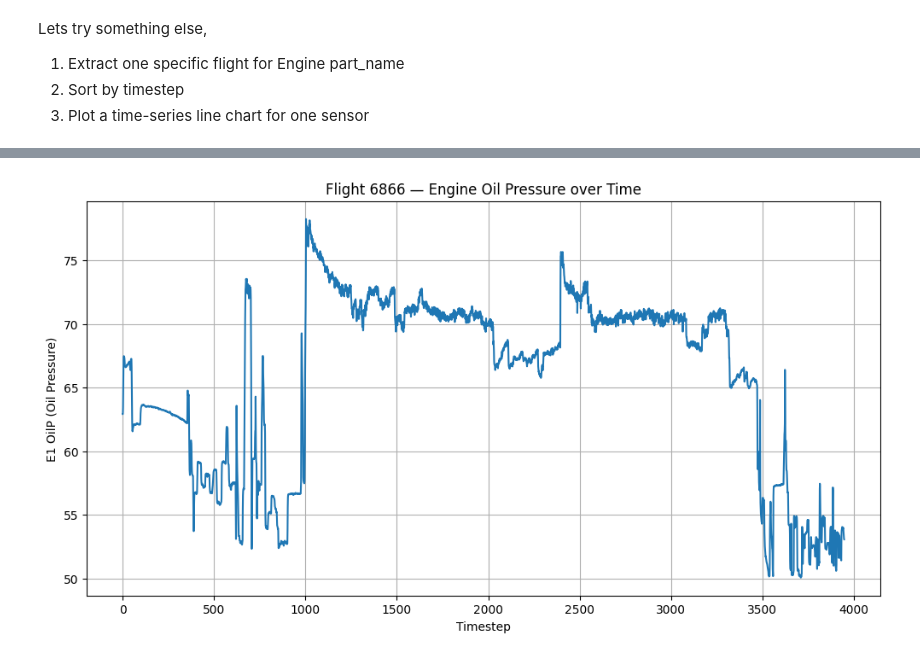
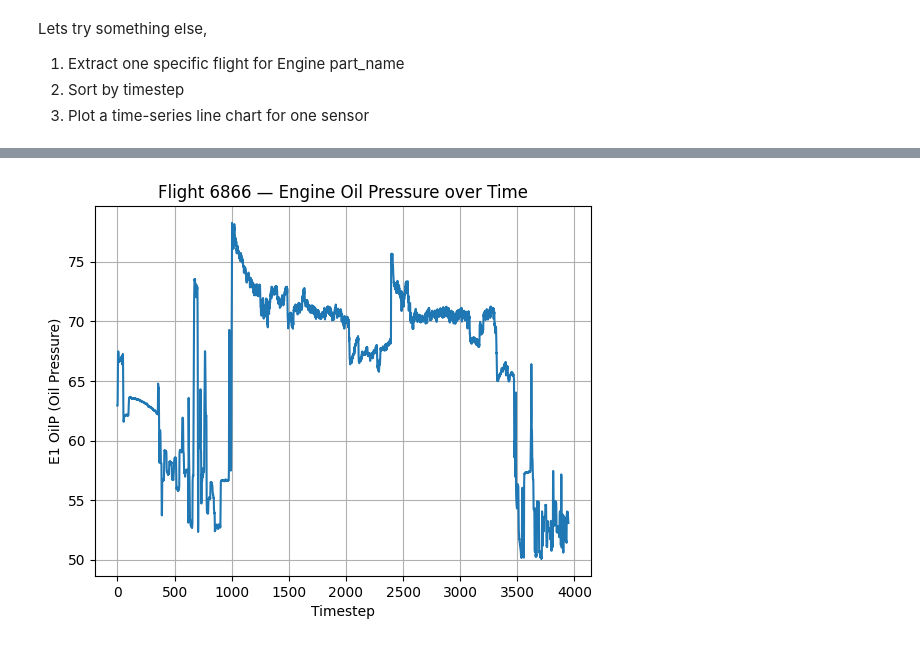
Before and after one commit to 4garriga/flights, a Jupyter notebook: src/eda.ipynb, the cells around one changed output, grey strips where cells are left out. Saved outputs shown, nothing was run; the diff lists cells and outputs as text; code cells hidden in the pictures.

```diff
--- a/src/eda.ipynb
+++ b/src/eda.ipynb
@@ -534,11 +1076,13 @@ flight_header_df.head()
 | 4 | 5 | same | 0 | 683.0 | intake gasket leak/damage | NaN | -1 | ... |
 # %%
 # Merge flight_header_df  info into hierarchy_df so we can caterogize flights
+# Note that index has been dropped
 hierarchy_df = hierarchy_df.merge(
-    flight_header_df[["Master Index", "hierarchy", "label", "number_flights_before"]],
+    # flight_header_df[["flight_id", "hierarchy", "label", "number_flights_before", "before_after"]],
+    flight_header_df,
     left_on="flight_id",
-    right_on="Master Index",
-    how="left"
+    right_on="flight_id",
+    how="left",
 )
 hierarchy_df.head()
 # %% [output]
@@ -552,6 +1108,9 @@ hierarchy_df.head()
 # %%
 # create target column to hold 0 if the current flight had maintenance, 1 if it did not and it was flight before maintenance
-hierarchy_df["target"] = (hierarchy_df["number_flights_before"] == 0).astype(int)
+# Assign after maintenance flights with class 0
+# Assign before maintenance flights class 1
+# hierarchy_df["target"] = (hierarchy_df["number_flights_before"] > 0).astype(int)
+hierarchy_df["target"] = (hierarchy_df["before_after"] == "before").astype(int)
 hierarchy_df["target"].value_counts(normalize=True)
 # %% [output]
 target
@@ -561,5 +1122,7 @@ Name: proportion, dtype: float64
 # %%
-#also create near_failure column to hold 1 if the current flight was within 1-3 flights before maintenance
-hierarchy_df["near_failure"] = (hierarchy_df["number_flights_before"].between(1, 3)).astype(int)
-hierarchy_df.columns
+# also create near_failure column to hold 1 if the current flight was within 1-3 flights before maintenance
+hierarchy_df["near_failure"] = (
+    hierarchy_df["number_flights_before"].between(1, 3)
+).astype(int)
+hierarchy_df.head()
 # %% [output]
@@ -624,7 +1187,8 @@ Lets try something else,
 3) Plot a time-series line chart for one sensor
 # %%
 # Filter just this one flight
-single_flight_df = hierarchy_df[hierarchy_df["flight_id"] == 6866]
+flight_id = 6866
+single_flight_df = hierarchy_df[hierarchy_df["flight_id"] == flight_id]
 
 # Sort by timestep
 single_flight_df = single_flight_df.sort_values("timestep")
@@ -644,11 +1198,10 @@ single_flight_df[["flight_id", "timestep", "E1 RPM", "E1 OilP", "E1 OilT"]].head
 # %%
 # Plot a time-series line chart for one sensor (E1 OilP)
-plt.figure(figsize=(12,6))
 plt.plot(single_flight_df["timestep"], single_flight_df["E1 OilP"])
-plt.title("Flight 6866 — Engine Oil Pressure over Time")
+plt.title(f"Flight {flight_id} — Engine Oil Pressure over Time")
 plt.xlabel("Timestep")
 plt.ylabel("E1 OilP (Oil Pressure)")
 plt.grid(True)
 plt.show()
 # %% [output]
-[figure, old version]
+[figure, new version]
```
Also changed, not shown: parts of 78 cells of this notebook.
